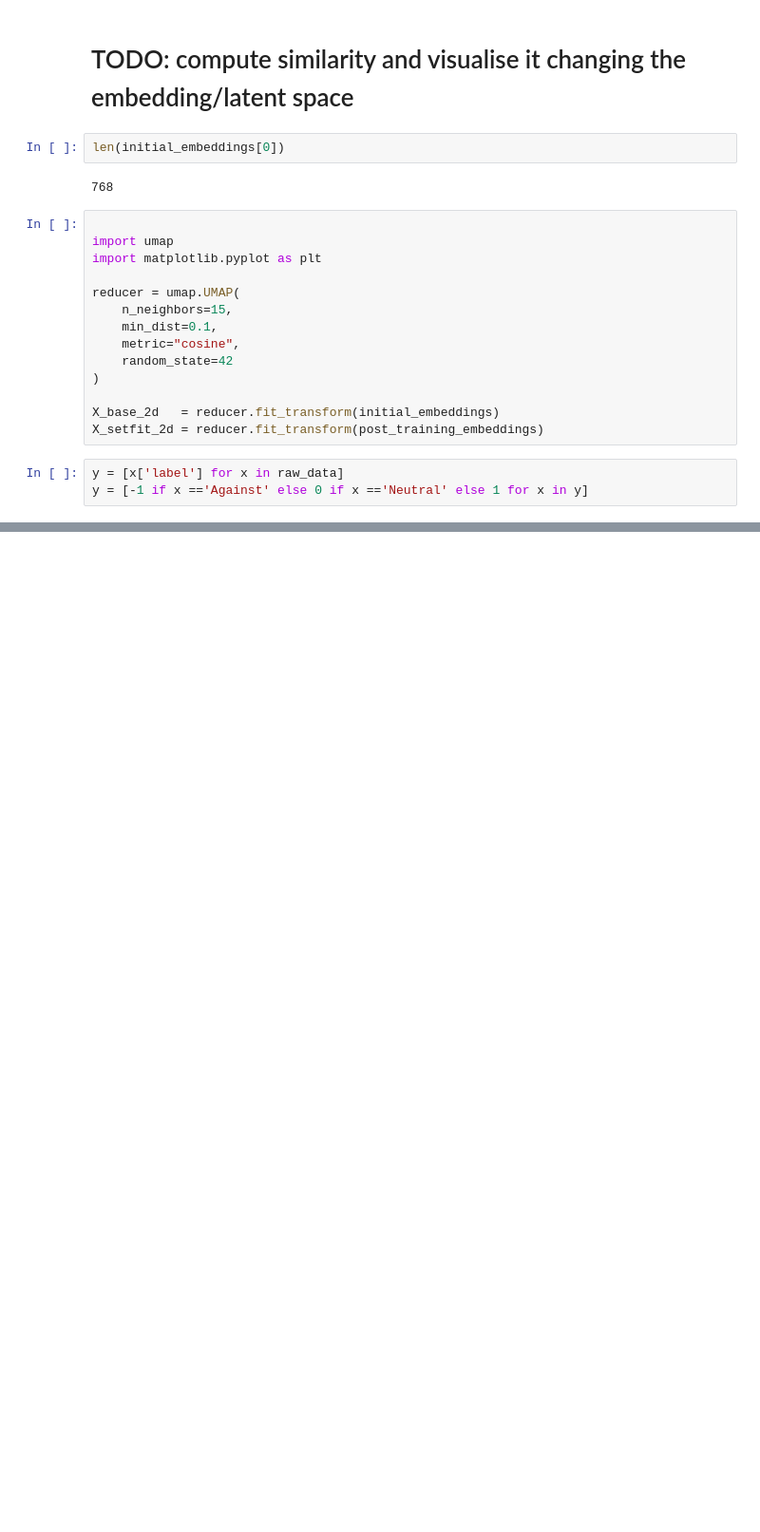
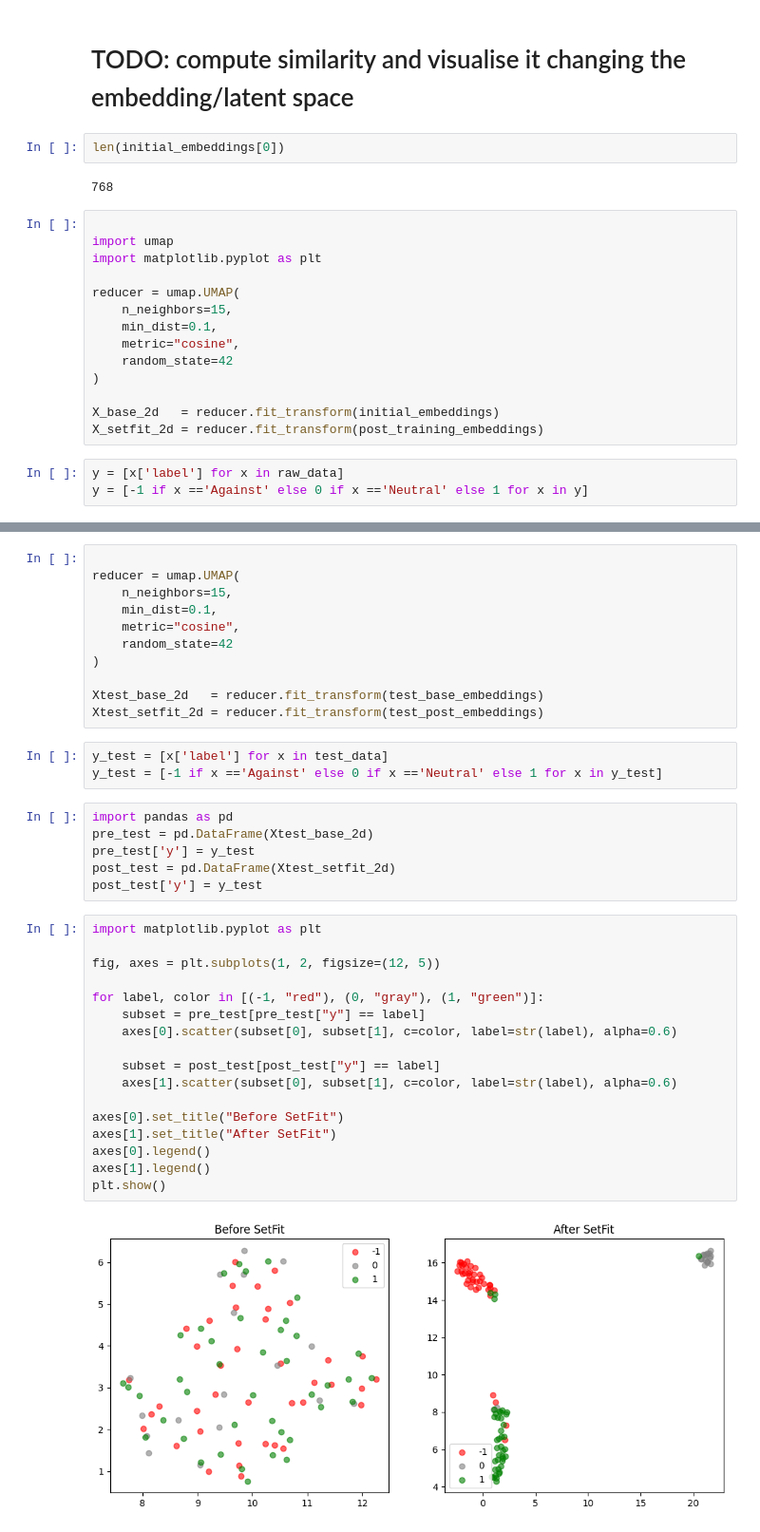
Before and after one commit to honua-dmg/PERSONAL_NEWS, a Jupyter notebook: SentimentAnalysis/stance_detection.ipynb, the cells around one changed output, grey strips where cells are left out. Shown at 95% size. Drawn from its saved outputs; the diff is of its cells as text; blank space fills up the shorter version.

```diff
--- a/SentimentAnalysis/stance_detection.ipynb
+++ b/SentimentAnalysis/stance_detection.ipynb
@@ -1117,0 +1132,39 @@ NameError: name 'y' is not defined
+# %%
+
+reducer = umap.UMAP(
+    n_neighbors=15,
+    min_dist=0.1,
+    metric="cosine",
+    random_state=42
+)
+
+Xtest_base_2d   = reducer.fit_transform(test_base_embeddings)
+Xtest_setfit_2d = reducer.fit_transform(test_post_embeddings)
+# %%
+y_test = [x['label'] for x in test_data]
+y_test = [-1 if x =='Against' else 0 if x =='Neutral' else 1 for x in y_test]
+# %%
+import pandas as pd
+pre_test = pd.DataFrame(Xtest_base_2d)
+pre_test['y'] = y_test
+post_test = pd.DataFrame(Xtest_setfit_2d)
+post_test['y'] = y_test
+# %%
+import matplotlib.pyplot as plt
+
+fig, axes = plt.subplots(1, 2, figsize=(12, 5))
+
+for label, color in [(-1, "red"), (0, "gray"), (1, "green")]:
+    subset = pre_test[pre_test["y"] == label]
+    axes[0].scatter(subset[0], subset[1], c=color, label=str(label), alpha=0.6)
+
+    subset = post_test[post_test["y"] == label]
+    axes[1].scatter(subset[0], subset[1], c=color, label=str(label), alpha=0.6)
+
+axes[0].set_title("Before SetFit")
+axes[1].set_title("After SetFit")
+axes[0].legend()
+axes[1].legend()
+plt.show()
+# %% [output]
+[figure, added]
```
Also changed, not shown: parts of 13 cells of this notebook, 5 other files.
